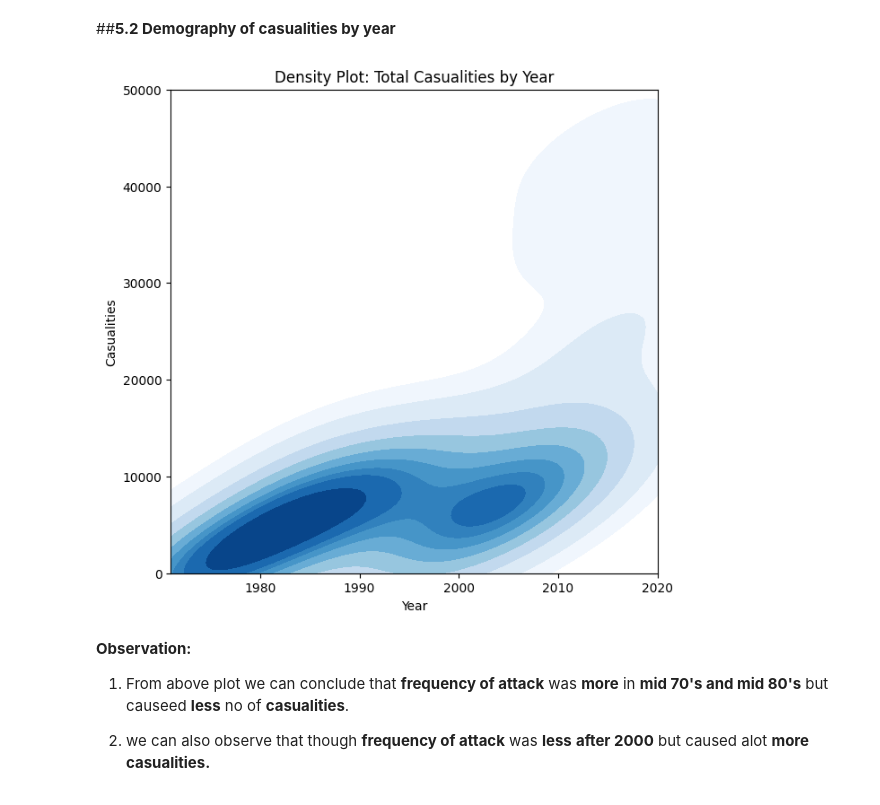
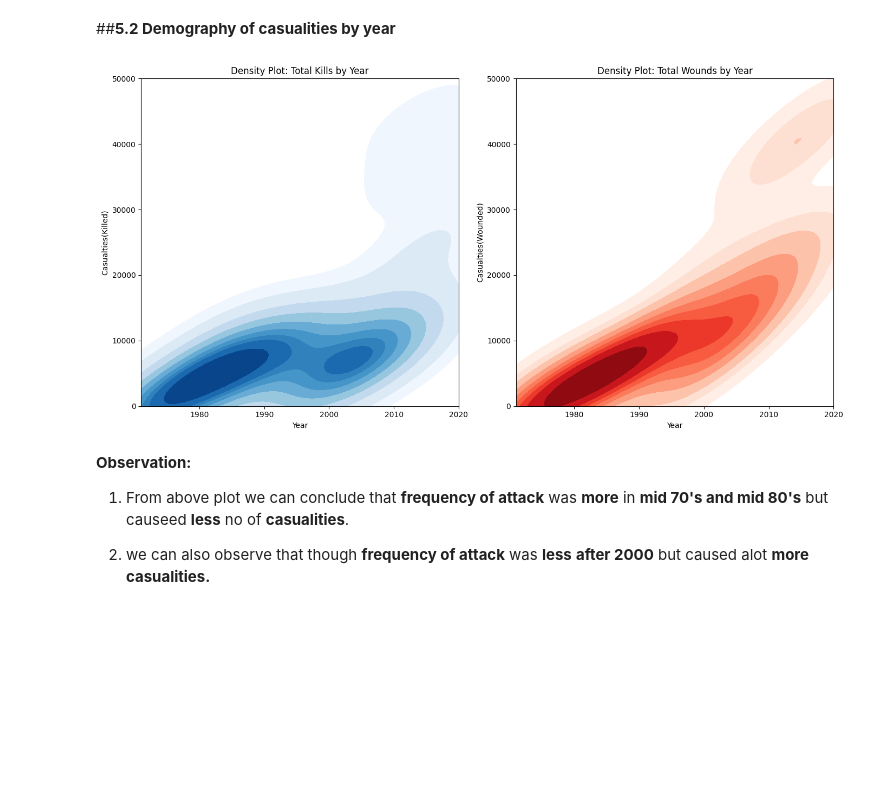
Before and after one commit to dacenish/EDA-Global-terrorism, a Jupyter notebook: Capstone_Project_Global_terrorism_EDA_by_Danish_Zia.ipynb, the cells around one changed output. Drawn from its saved outputs; the diff is of its cells as text; code cells hidden in the pictures; blank space fills up the shorter version.

```diff
--- a/Capstone_Project_Global_terrorism_EDA_by_Danish_Zia.ipynb
+++ b/Capstone_Project_Global_terrorism_EDA_by_Danish_Zia.ipynb
@@ -32,8 +32,8 @@ drive.mount('/content/drive')
 
 # Retrieve data from csv file
 filepath = '/content/drive/MyDrive/Global_Terrorism_Data.csv'
-globa_terr_data = pd.read_csv(filepath, low_memory=False)
+global_terr_data = pd.read_csv(filepath, low_memory=False)
 
 # Create dataframe
-gt_df = pd.DataFrame(globa_terr_data)
+gt_df = pd.DataFrame(global_terr_data)
 # %% [output]
@@ -379,26 +416,38 @@ Text(0.5, 0, 'Percentage Of kills')
 # %% [markdown]
 ##**5.2 Demography of casualities by year**
 # %%
+import matplotlib.pyplot as plt
+import seaborn as sns
+
 # Prepare DF
 year_kills = gt_df.groupby('Year')['Kills'].sum()
-year_kills = year_kills.drop('Unknown', errors = 'ignore')
+year_kills = year_kills.drop('Unknown', errors='ignore')
 
-# Plot the KDE plot
-plt.figure(figsize=(7, 7))
-sns.kdeplot(data=year_kills, x=year_kills.index, y=year_kills.values, fill=True, cmap='Blues')
+year_wound = gt_df.groupby('Year')['Wounds'].sum()
+year_wound = year_wound.drop('Unknown', errors='ignore')
 
-# Set labels and title
-plt.xlabel('Year')
-plt.ylabel('Casualities')
-plt.title('Density Plot: Total Casualities by Year')
+# Set up the figure with two subplots
+fig, (ax1, ax2) = plt.subplots(1, 2, figsize=(14, 7))
 
-plt.xlim(1971, 2020)
-plt.ylim(0, 50000)
+# Plot the KDE plot for year_kills
+sns.kdeplot(data=year_kills, x=year_kills.index, y=year_kills.values, fill=True, cmap='Blues', ax=ax1)
+ax1.set(xlabel='Year', ylabel='Casualties(Killed)', title='Density Plot: Total Kills by Year')
+ax1.set_xlim(1971, 2020)
+ax1.set_ylim(0, 50000)
+
+# Plot the KDE plot for year_wound
+sns.kdeplot(data=year_wound, x=year_wound.index, y=year_wound.values, fill=True, cmap='Reds', ax=ax2)
+ax2.set(xlabel='Year', ylabel='Casualties(Wounded)', title='Density Plot: Total Wounds by Year')
+ax2.set_xlim(1971, 2020)
+ax2.set_ylim(0, 50000)
+
+# Adjust spacing between subplots
+plt.tight_layout()
 
 # Show the plot
 plt.show()
 # %% [output]
-[figure, old version]
+[figure, new version]
 # %% [markdown]
 **Observation:**
 
```
Also changed, not shown: parts of 5 cells of this notebook.
